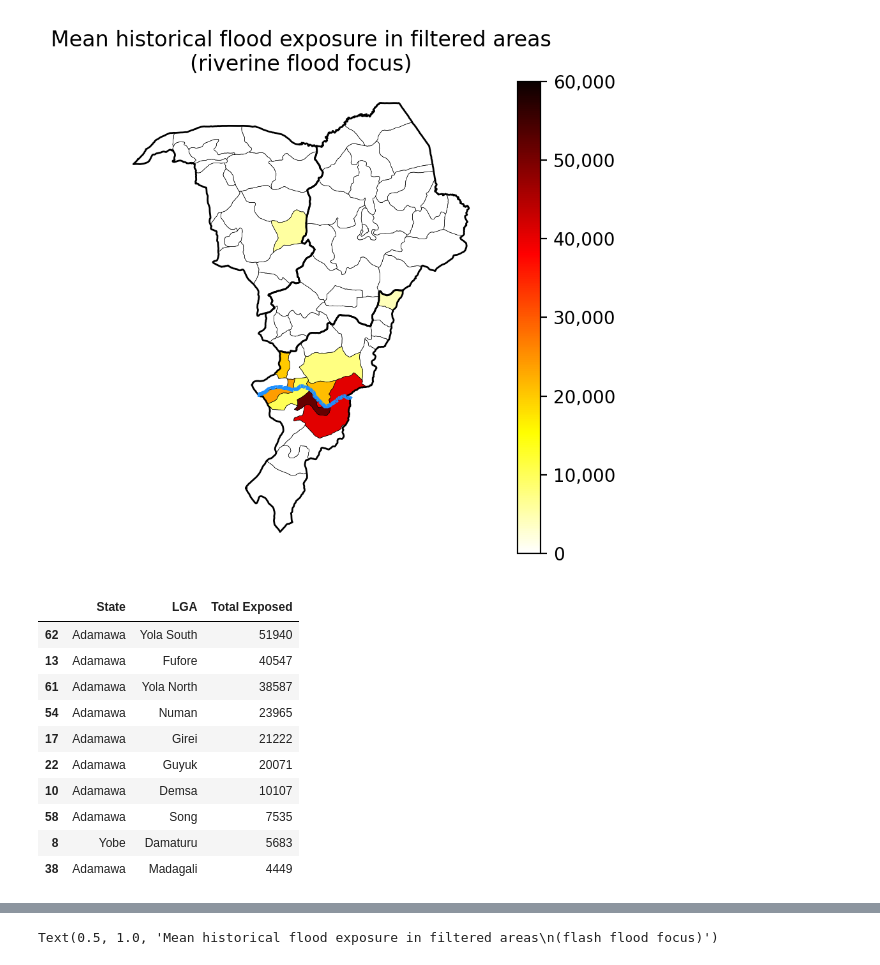
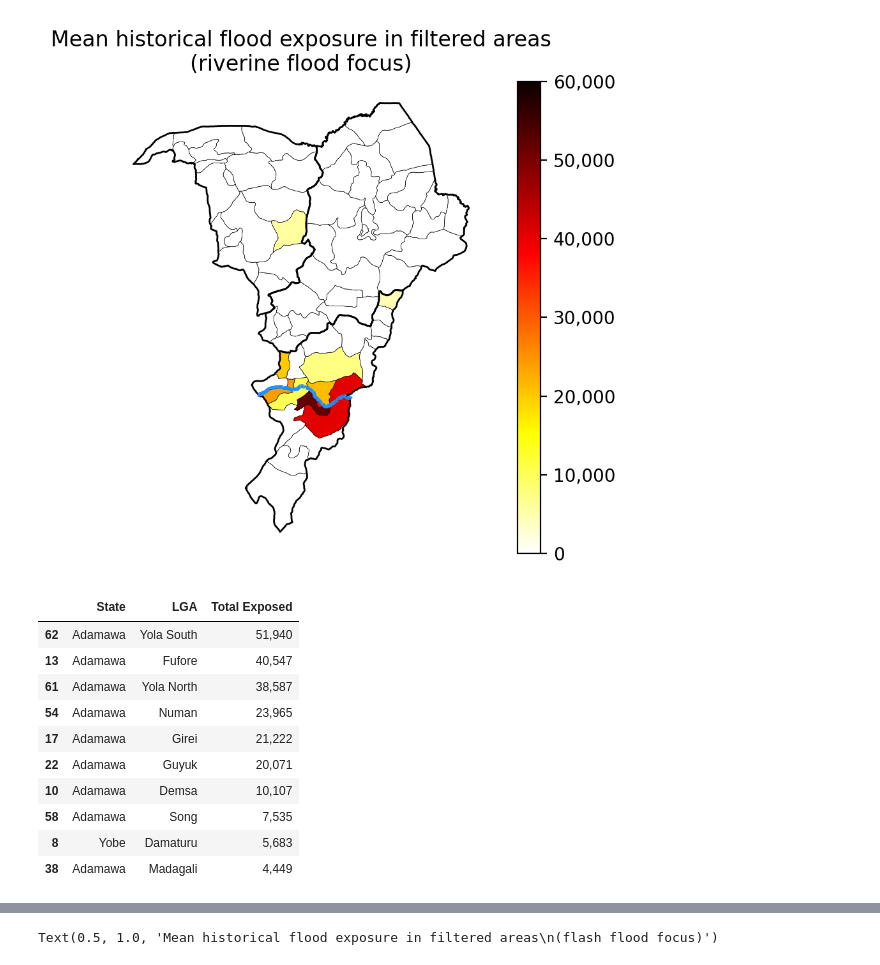
Before and after one commit to OCHA-DAP/ds-aa-nga-flooding, a Jupyter notebook: exploration/2025/impact_comparison.ipynb, the cells around one changed output, grey strips where cells are left out. Saved outputs shown, nothing was run; the diff lists cells and outputs as text; code cells hidden in the pictures.

```diff
--- a/exploration/2025/impact_comparison.ipynb
+++ b/exploration/2025/impact_comparison.ipynb
@@ -573,20 +593,26 @@ Text(0.5, 1.0, 'Mean historical flood exposure in filtered areas\n(riverine floo
 # %%
 gdf_plot["Total Exposed"] = gdf_plot["total_exposed"].astype(int)
 gdf_plot.sort_values("Total Exposed", ascending=False)[
     ["ADM1_EN", "ADM2_EN", "Total Exposed"]
-].rename(columns={"ADM2_EN": "LGA", "ADM1_EN": "State"})
+].rename(
+    columns={"ADM2_EN": "LGA", "ADM1_EN": "State"}
+).style.background_gradient(
+    subset=["Total Exposed"], cmap="hot_r", vmin=0
+).format(
+    {"Total Exposed": "{:,}"}
+)
 # %% [output]
 |  | State | LGA | Total Exposed |
-| 62 | Adamawa | Yola South | 51940 |
-| 13 | Adamawa | Fufore | 40547 |
-| 61 | Adamawa | Yola North | 38587 |
-| 54 | Adamawa | Numan | 23965 |
-| 17 | Adamawa | Girei | 21222 |
-| 22 | Adamawa | Guyuk | 20071 |
-| 10 | Adamawa | Demsa | 10107 |
-| 58 | Adamawa | Song | 7535 |
-| 8 | Yobe | Damaturu | 5683 |
-| 38 | Adamawa | Madagali | 4449 |
+| 62 | Adamawa | Yola South | 51,940 |
+| 13 | Adamawa | Fufore | 40,547 |
+| 61 | Adamawa | Yola North | 38,587 |
+| 54 | Adamawa | Numan | 23,965 |
+| 17 | Adamawa | Girei | 21,222 |
+| 22 | Adamawa | Guyuk | 20,071 |
+| 10 | Adamawa | Demsa | 10,107 |
+| 58 | Adamawa | Song | 7,535 |
+| 8 | Yobe | Damaturu | 5,683 |
+| 38 | Adamawa | Madagali | 4,449 |
 # %%
 df_combined
 # %% [output]
```
Also changed, not shown: parts of 7 cells of this notebook, 10 other files.
